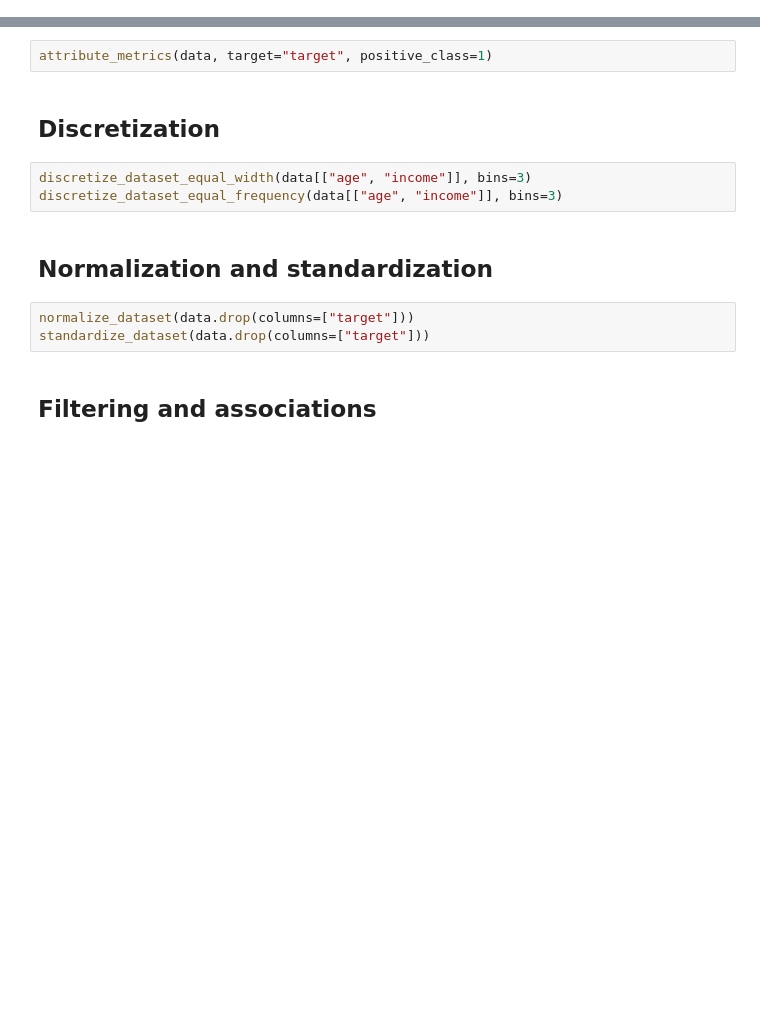
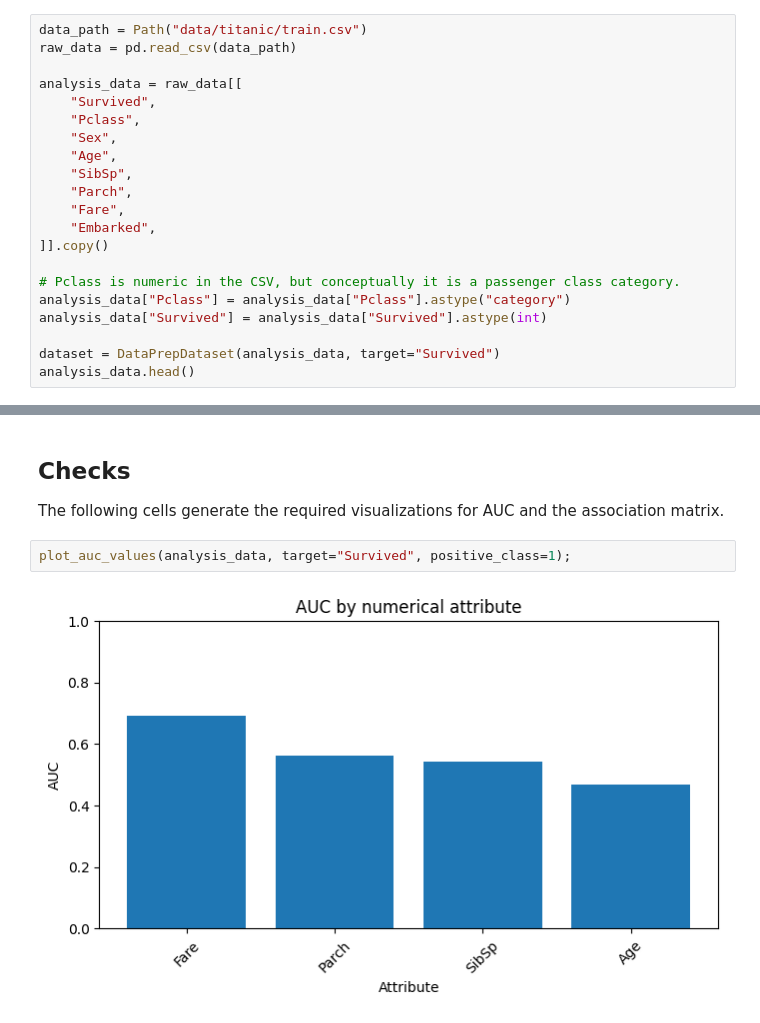
Before and after one commit to abarrenap/sme-dataprep-python, a Jupyter notebook: usage_examples.ipynb, the cells around one changed output, grey strips where cells are left out. Drawn from its saved outputs; the diff is of its cells as text; blank space fills up the shorter version.

Commit message:
Use Titanic dataset in Python examples

```diff
--- a/usage_examples.ipynb
+++ b/usage_examples.ipynb
@@ -29,0 +36,21 @@ data
+# %%
+data_path = Path("data/titanic/train.csv")
+raw_data = pd.read_csv(data_path)
+
+analysis_data = raw_data[[
+    "Survived",
+    "Pclass",
+    "Sex",
+    "Age",
+    "SibSp",
+    "Parch",
+    "Fare",
+    "Embarked",
+]].copy()
+
+# Pclass is numeric in the CSV, but conceptually it is a passenger class category.
+analysis_data["Pclass"] = analysis_data["Pclass"].astype("category")
+analysis_data["Survived"] = analysis_data["Survived"].astype(int)
+
+dataset = DataPrepDataset(analysis_data, target="Survived")
+analysis_data.head()
@@ -34,14 +193,8 @@ Numerical attributes receive variance and AUC. Categorical attributes receive en
+# %% [markdown]
+## Checks
+
+The following cells generate the required visualizations for AUC and the association matrix.
 # %%
-attribute_metrics(data, target="target", positive_class=1)
+plot_auc_values(analysis_data, target="Survived", positive_class=1);
+# %% [output]
+[figure, added]
-# %% [markdown]
-## Discretization
-# %%
-discretize_dataset_equal_width(data[["age", "income"]], bins=3)
-discretize_dataset_equal_frequency(data[["age", "income"]], bins=3)
-# %% [markdown]
-## Normalization and standardization
-# %%
-normalize_dataset(data.drop(columns=["target"]))
-standardize_dataset(data.drop(columns=["target"]))
-# %% [markdown]
-## Filtering and associations
```
Also changed, not shown: parts of 25 cells of this notebook, 3 other files.
